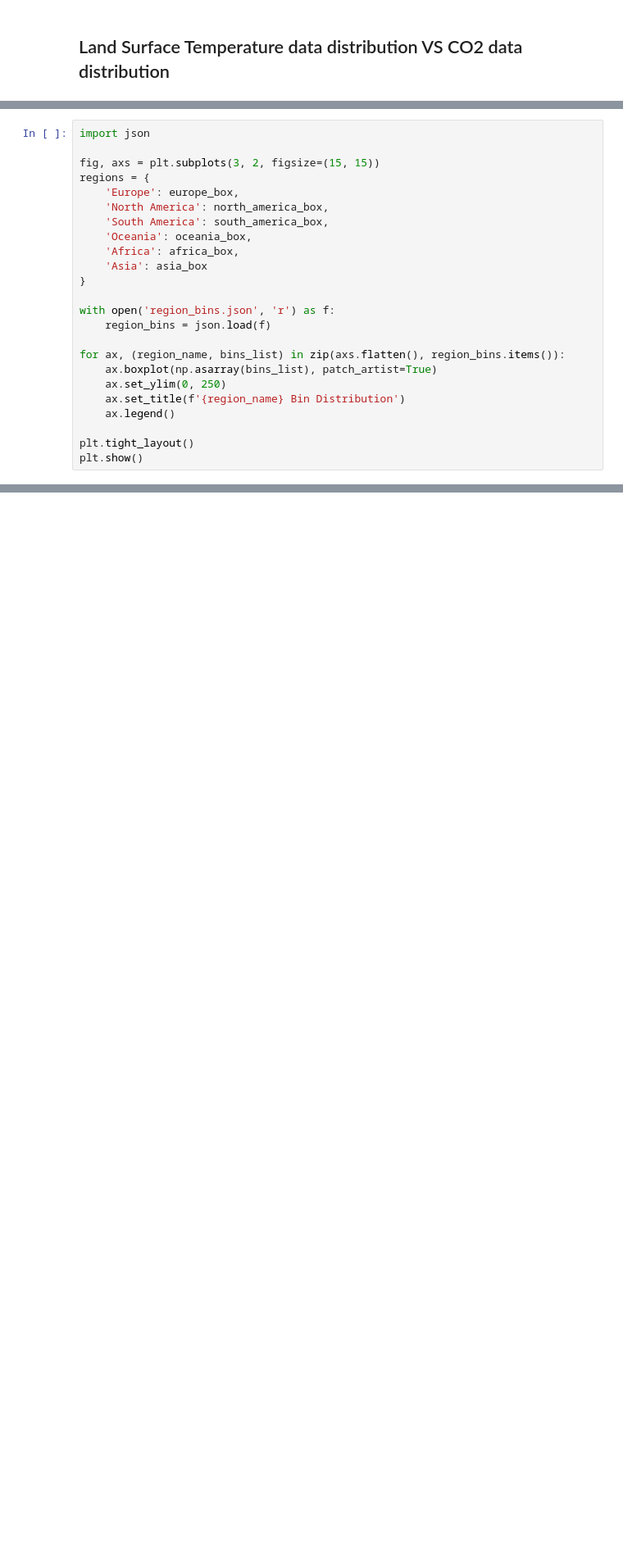
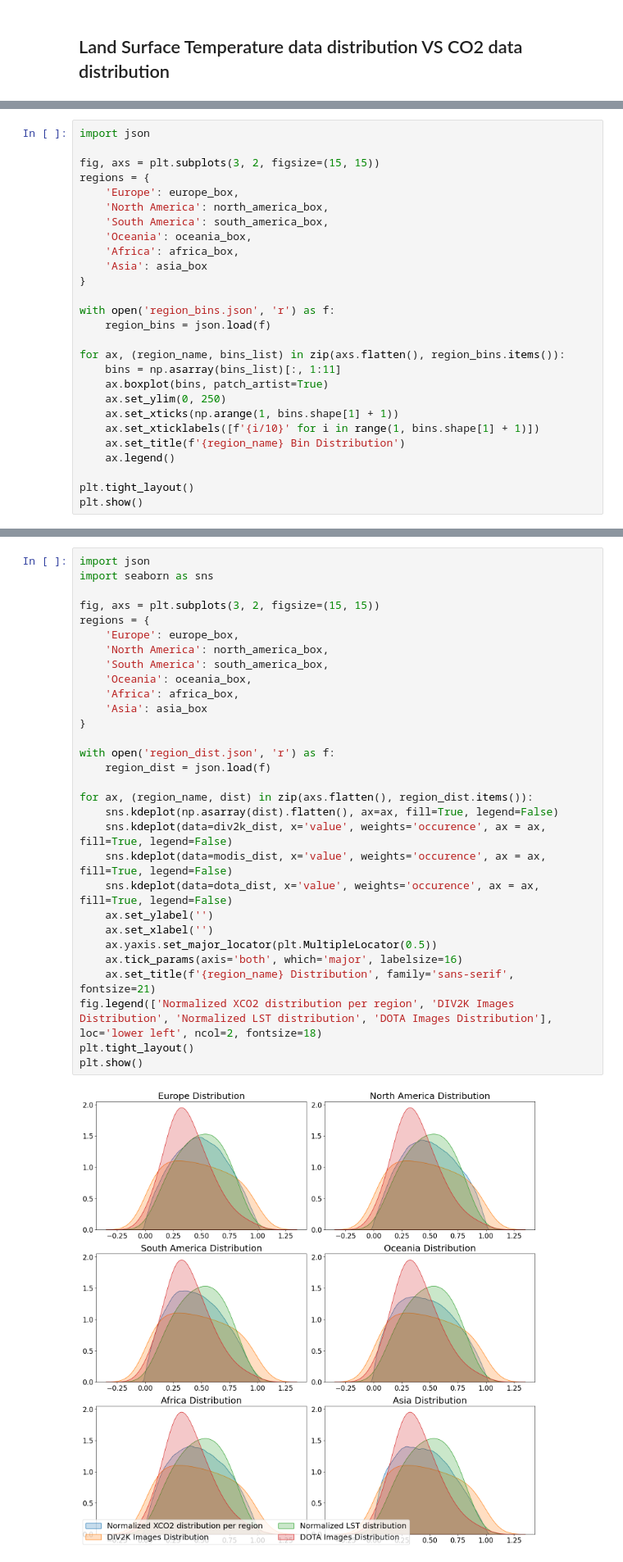
Before and after one commit to ar1619/DBPN_2, a Jupyter notebook: LST.ipynb, the cells around one changed output, grey strips where cells are left out. Shown at 82% size. Cells and saved outputs as stored; diff of their text form; blank space fills up the shorter version.

```diff
--- a/LST.ipynb
+++ b/LST.ipynb
@@ -407,8 +412,11 @@ with open('region_bins.json', 'r') as f:
     region_bins = json.load(f)
 
 for ax, (region_name, bins_list) in zip(axs.flatten(), region_bins.items()):
-    ax.boxplot(np.asarray(bins_list), patch_artist=True)
+    bins = np.asarray(bins_list)[:, 1:11]
+    ax.boxplot(bins, patch_artist=True)
     ax.set_ylim(0, 250)
+    ax.set_xticks(np.arange(1, bins.shape[1] + 1))
+    ax.set_xticklabels([f'{i/10}' for i in range(1, bins.shape[1] + 1)])
     ax.set_title(f'{region_name} Bin Distribution')
     ax.legend()
 
@@ -444,2 +433,34 @@ array([ 90.        ,  89.94998611,  89.89997221, ..., -89.89997221,
+# %%
+import json
+import seaborn as sns
+
+fig, axs = plt.subplots(3, 2, figsize=(15, 15))
+regions = {
+    'Europe': europe_box,
+    'North America': north_america_box,
+    'South America': south_america_box,
+    'Oceania': oceania_box,
+    'Africa': africa_box,
+    'Asia': asia_box
+}
+
+with open('region_dist.json', 'r') as f:
+    region_dist = json.load(f)
+
+for ax, (region_name, dist) in zip(axs.flatten(), region_dist.items()):
+    sns.kdeplot(np.asarray(dist).flatten(), ax=ax, fill=True, legend=False)
+    sns.kdeplot(data=div2k_dist, x='value', weights='occurence', ax = ax, fill=True, legend=False)
+    sns.kdeplot(data=modis_dist, x='value', weights='occurence', ax = ax, fill=True, legend=False)
+    sns.kdeplot(data=dota_dist, x='value', weights='occurence', ax = ax, fill=True, legend=False)
+    ax.set_ylabel('')
+    ax.set_xlabel('')
+    ax.yaxis.set_major_locator(plt.MultipleLocator(0.5))
+    ax.tick_params(axis='both', which='major', labelsize=16)
+    ax.set_title(f'{region_name} Distribution', family='sans-serif', fontsize=21)
+fig.legend(['Normalized XCO2 distribution per region', 'DIV2K Images Distribution', 'Normalized LST distribution', 'DOTA Images Distribution'], loc='lower left', ncol=2, fontsize=18)
+plt.tight_layout()
+plt.show()
+# %% [output]
+[figure, added]
 # %%
 def gridify_than_normalize(data):
```
Also changed, not shown: parts of 31 cells of this notebook, 8 other files.
